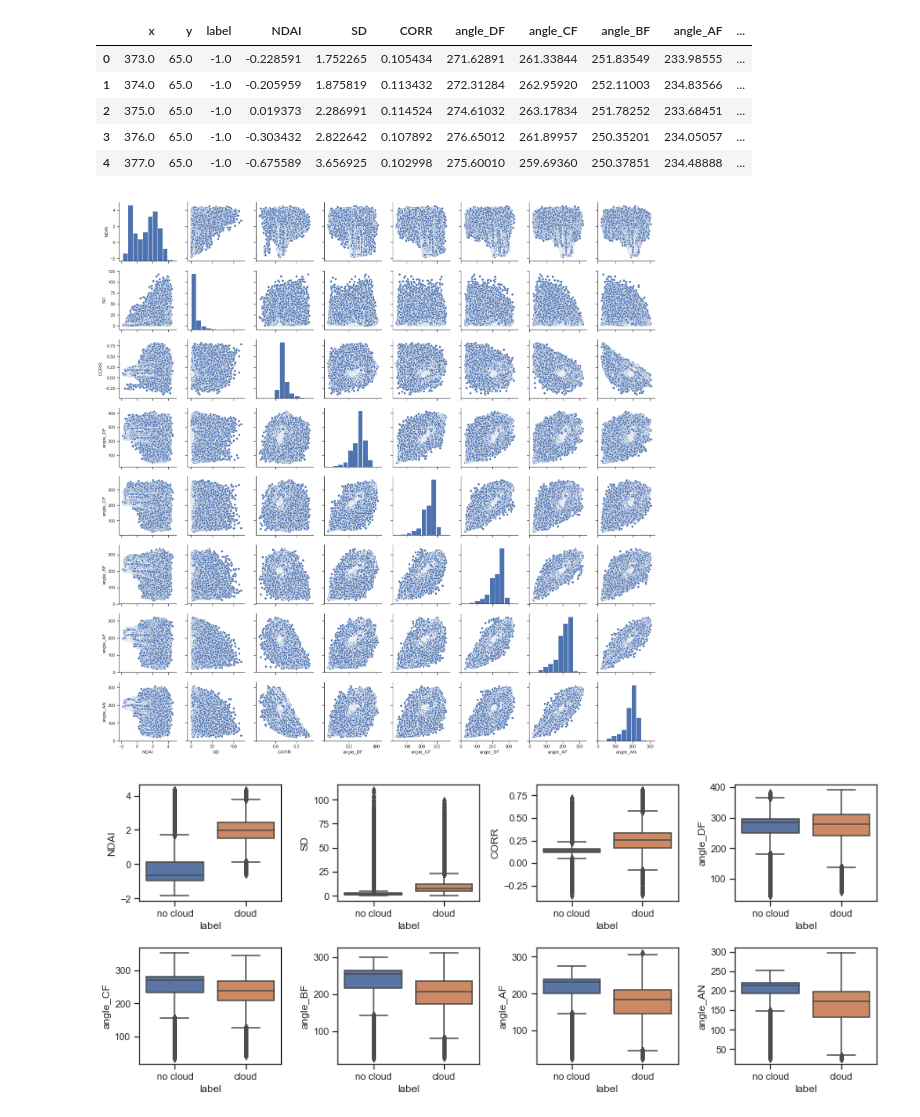
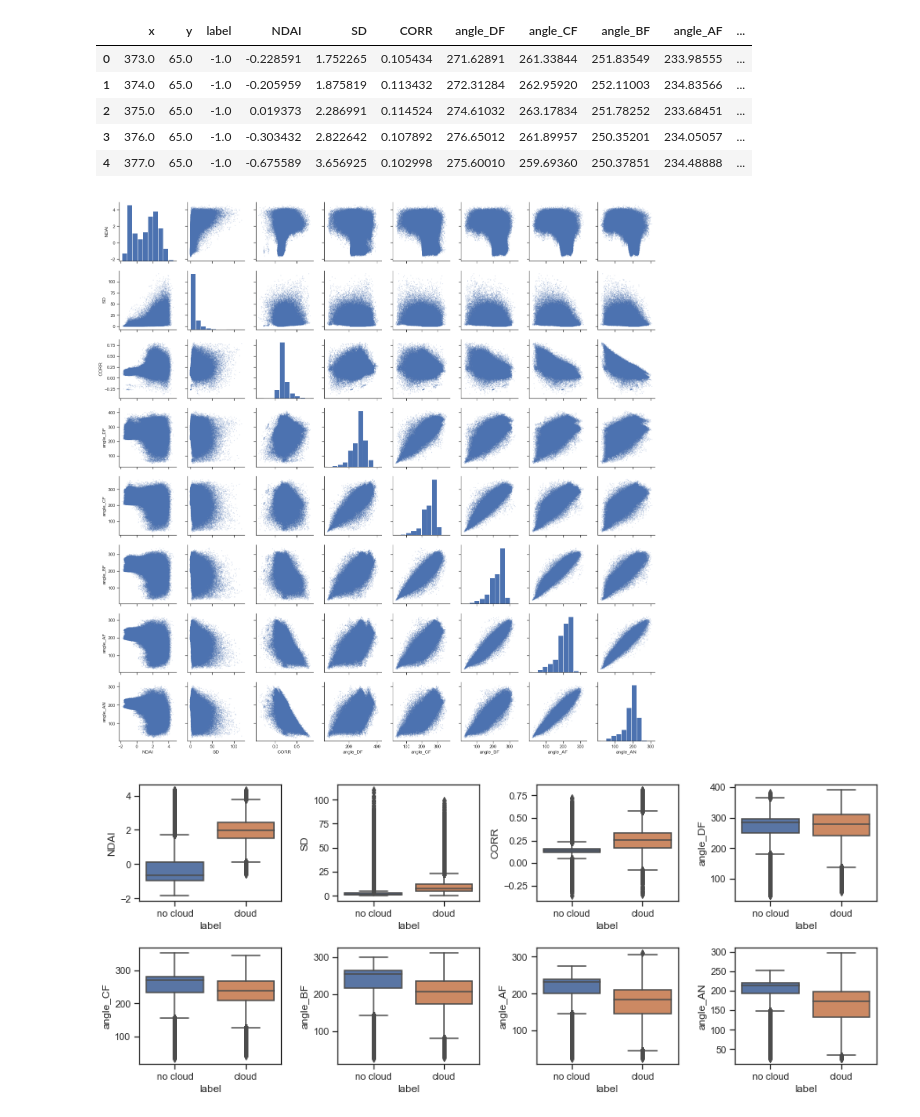
Before and after one commit to junf97/stat154-project2, a Jupyter notebook: code/eda.ipynb, the cells around one changed output. Cells and saved outputs as stored; diff of their text form; code cells hidden in the pictures.

```diff
--- a/code/eda.ipynb
+++ b/code/eda.ipynb
@@ -16,9 +18,10 @@ df.head()
 | 4 | 377.0 | 65.0 | -1.0 | -0.675589 | 3.656925 | 0.102998 | 275.60010 | 259.69360 | 250.37851 | 234.48888 | ... |
 # %%
 import seaborn as sns; sns.set(style="ticks", color_codes=True)
-sns.pairplot(df.iloc[:,3:-1]);
+sns.pairplot(df.iloc[:,3:-1],
+             plot_kws=dict(s=5, edgecolor="none", linewidth=0, alpha=0.2));
 # %% [output]
-[figure, old version]
+[figure, new version]
 # %%
 fig = plt.figure(figsize=(15, 7))
 fig.subplots_adjust(hspace=0.4, wspace=0.4, bottom=0.25)
```
Also changed, not shown: parts of 2 cells of this notebook, 1 other file.
